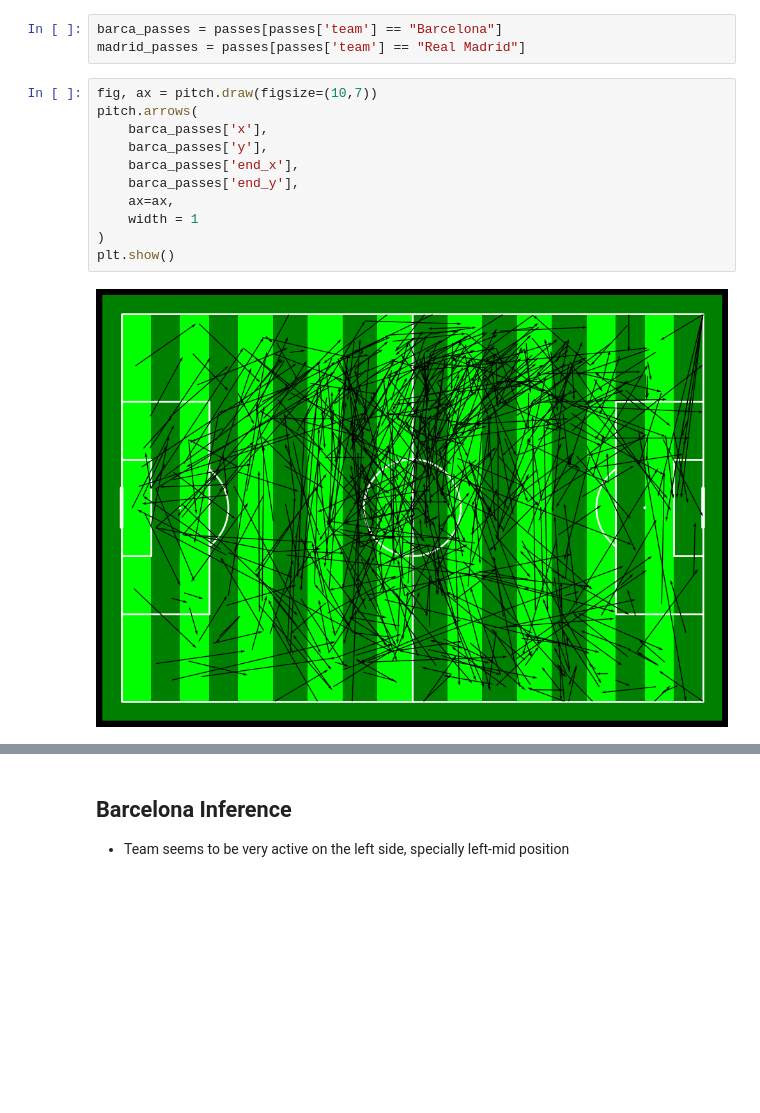
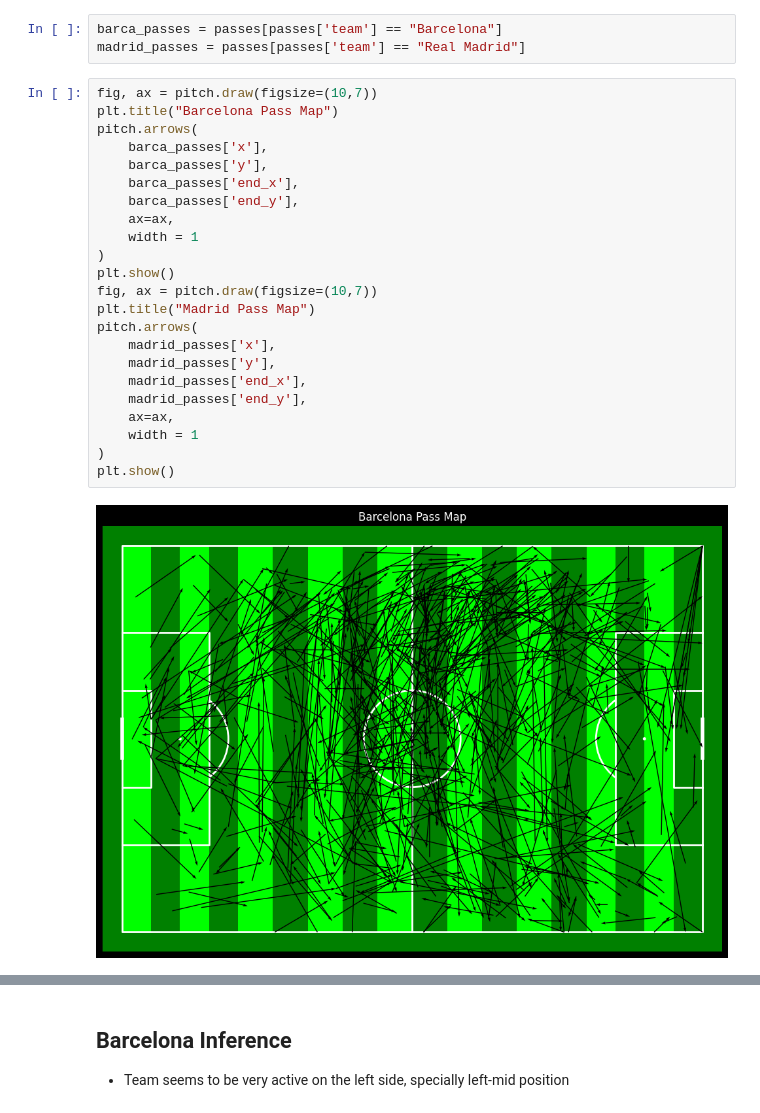
Before and after one commit to vasushmartya/Football-Match-Analysis, a Jupyter notebook: match-analysis.ipynb, the cells around one changed output, grey strips where cells are left out. Saved outputs shown, nothing was run; the diff lists cells and outputs as text; blank space fills up the shorter version.

```diff
--- a/match-analysis.ipynb
+++ b/match-analysis.ipynb
@@ -364,14 +369,26 @@ barca_passes = passes[passes['team'] == "Barcelona"]
 madrid_passes = passes[passes['team'] == "Real Madrid"]
 # %%
 fig, ax = pitch.draw(figsize=(10,7))
+plt.title("Barcelona Pass Map")
 pitch.arrows(
     barca_passes['x'],
     barca_passes['y'],
     barca_passes['end_x'],
     barca_passes['end_y'],
     ax=ax,
     width = 1
 )
 plt.show()
+fig, ax = pitch.draw(figsize=(10,7))
+plt.title("Madrid Pass Map")
+pitch.arrows(
+    madrid_passes['x'],
+    madrid_passes['y'],
+    madrid_passes['end_x'],
+    madrid_passes['end_y'],
+    ax=ax,
+    width = 1
+)
+plt.show()
 # %% [output]
-[figure, old version]
+[figure, new version]
```
Also changed, not shown: parts of 15 cells of this notebook.
